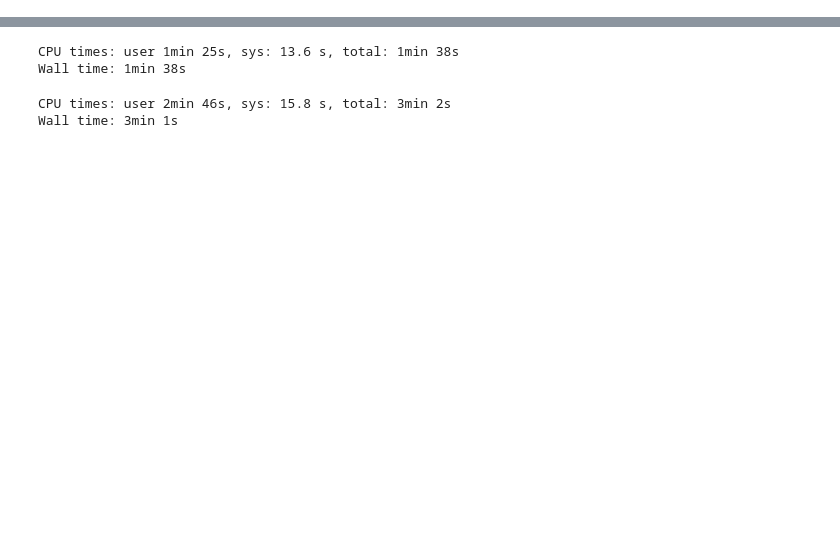
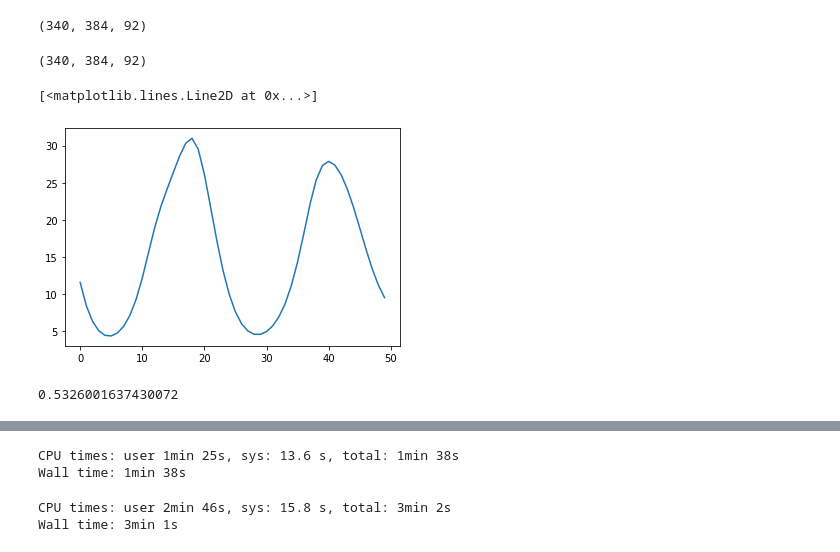
Before and after one commit to jsoishi/torsional_wave_topoology, a Jupyter notebook: python/Analysis-New_Method.ipynb, the cells around one changed output, grey strips where cells are left out. Cells and saved outputs as stored; diff of their text form; code cells hidden in the pictures; blank space fills up the shorter version.

```diff
--- a/python/Analysis-New_Method.ipynb
+++ b/python/Analysis-New_Method.ipynb
@@ -139,0 +173,7 @@ def makeplots(mydir, r_inner, r_outer, y):
+# %%
+result2=np.array(result2)
+result2.shape
+# %% [output]
+(340, 384, 92)
+# %%
+overbar = np.mean(result2, axis = 1)
@@ -139,0 +182,13 @@ def makeplots(mydir, r_inner, r_outer, y):
+# %%
+fluctuating.shape
+# %% [output]
+(340, 384, 92)
+# %%
+plt.plot(overbar[100:150,34])
+# %% [output]
+[<matplotlib.lines.Line2D at 0x...>]
+[figure, added]
+# %%
+s_mesh[0,34]
+# %% [output]
+0.5326001637430072
```
Also changed, not shown: parts of 42 cells of this notebook.
